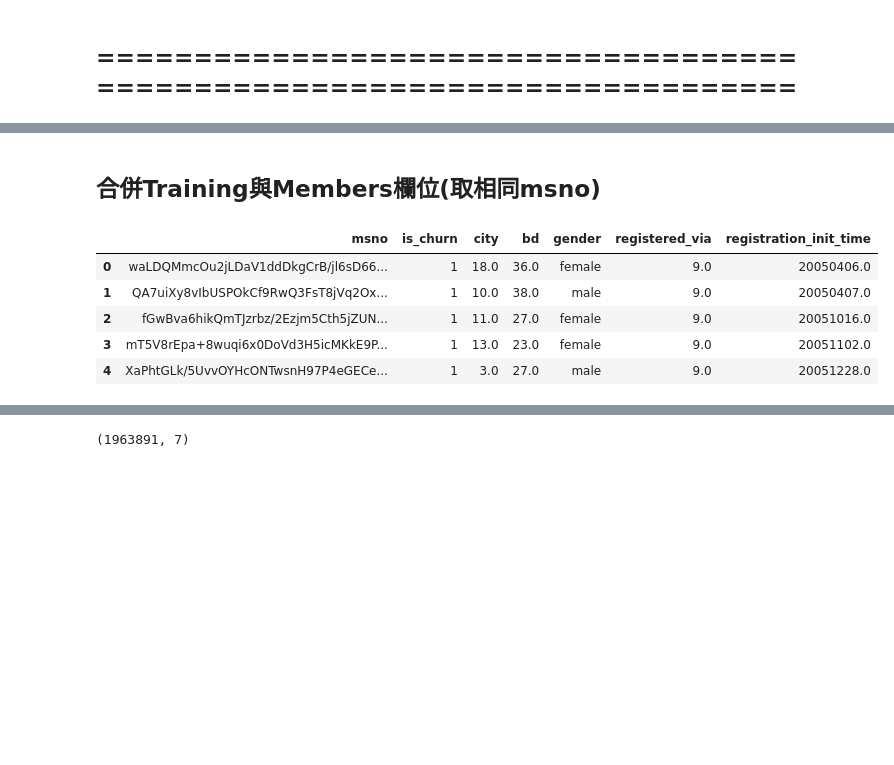
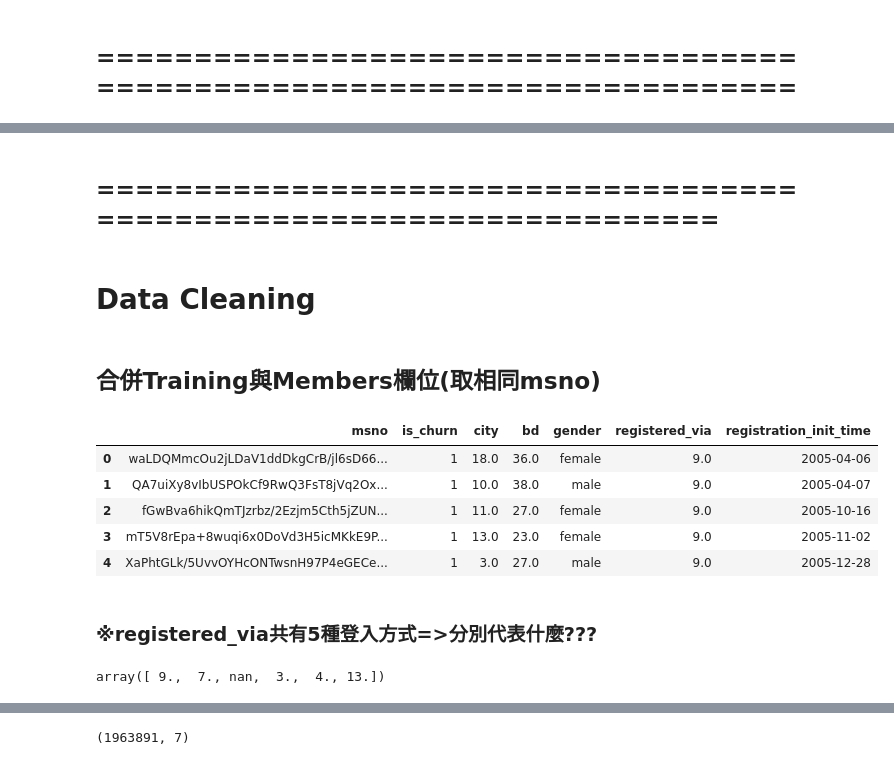
Before and after one commit to imiKao/KKBoxProject_for_TcfstCourse, a Jupyter notebook: TcfstProject_KKBOX.ipynb, the cells around one changed output, grey strips where cells are left out. Cells and saved outputs as stored; diff of their text form; code cells hidden in the pictures; blank space fills up the shorter version.

```diff
--- a/TcfstProject_KKBOX.ipynb
+++ b/TcfstProject_KKBOX.ipynb
@@ -101,5 +154,5 @@ print((kk_train["is_churn"] == 1).sum())
 ## train_v2.csv
 ### same format as train.csv, refreshed 11/06/2017, contains the churn data for March, 2017.
 # %%
-kk_trainV2 = pd.read_csv("train_v2.csv")
+kk_train02 = pd.read_csv("train_v2.csv")
 # %%
@@ -126,5 +189,5 @@ print((kk_trainV2["is_churn"] == 1).sum())
 # %% [markdown]
 ## Training Data(合併train與train_v2)
 # %%
-kk_training = pd.concat([kk_train, kk_trainV2], axis=0)
+kk_train = pd.concat([kk_train01, kk_train02], axis=0)
 # %%
@@ -328,14 +440,26 @@ transacV2: (1431009, 9)
 userlogV2: (18396362, 9)
+# %% [markdown]
+## ====================================================================
+# %% [markdown]
+# Data Cleaning
 # %% [markdown]
 ## 合併Training與Members欄位(取相同msno)
 # %%
-kk_Training_Members = pd.merge(kk_training, kk_members, how="left", on="msno")
+TrainingData = pd.merge(kk_train, kk_members, how="left", on="msno")
+# %%
+TrainingData['registration_init_time'] = TrainingData.registration_init_time.apply(lambda x: datetime.strptime(str(int(x)), "%Y%m%d").date() if pd.notnull(x) else "NAN" )
 # %%
-kk_Training_Members.head()
+TrainingData.head()
 # %% [output]
 |  | msno | is_churn | city | bd | gender | registered_via | registration_init_time |
-| 0 | waLDQMmcOu2jLDaV1ddDkgCrB/jl6sD66... | 1 | 18.0 | 36.0 | female | 9.0 | 20050406.0 |
-| 1 | QA7uiXy8vIbUSPOkCf9RwQ3FsT8jVq2Ox... | 1 | 10.0 | 38.0 | male | 9.0 | 20050407.0 |
-| 2 | fGwBva6hikQmTJzrbz/2Ezjm5Cth5jZUN... | 1 | 11.0 | 27.0 | female | 9.0 | 20051016.0 |
-| 3 | mT5V8rEpa+8wuqi6x0DoVd3H5icMKkE9P... | 1 | 13.0 | 23.0 | female | 9.0 | 20051102.0 |
-| 4 | XaPhtGLk/5UvvOYHcONTwsnH97P4eGECe... | 1 | 3.0 | 27.0 | male | 9.0 | 20051228.0 |
+| 0 | waLDQMmcOu2jLDaV1ddDkgCrB/jl6sD66... | 1 | 18.0 | 36.0 | female | 9.0 | 2005-04-06 |
+| 1 | QA7uiXy8vIbUSPOkCf9RwQ3FsT8jVq2Ox... | 1 | 10.0 | 38.0 | male | 9.0 | 2005-04-07 |
+| 2 | fGwBva6hikQmTJzrbz/2Ezjm5Cth5jZUN... | 1 | 11.0 | 27.0 | female | 9.0 | 2005-10-16 |
+| 3 | mT5V8rEpa+8wuqi6x0DoVd3H5icMKkE9P... | 1 | 13.0 | 23.0 | female | 9.0 | 2005-11-02 |
+| 4 | XaPhtGLk/5UvvOYHcONTwsnH97P4eGECe... | 1 | 3.0 | 27.0 | male | 9.0 | 2005-12-28 |
+# %% [markdown]
+### ※registered_via共有5種登入方式=>分別代表什麼???
+# %%
+TrainingData["registered_via"].unique()
+# %% [output]
+array([ 9.,  7., nan,  3.,  4., 13.])
```
Also changed, not shown: parts of 50 cells of this notebook.
